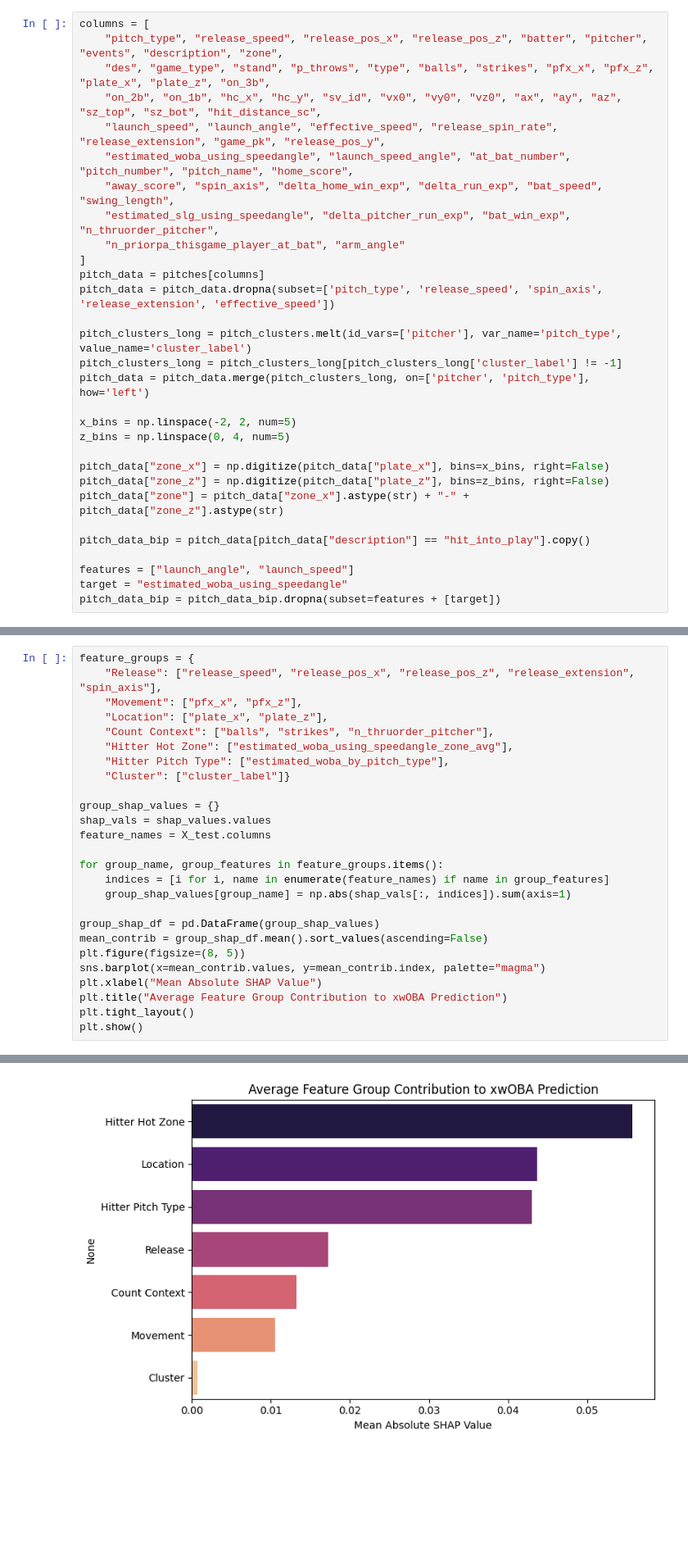
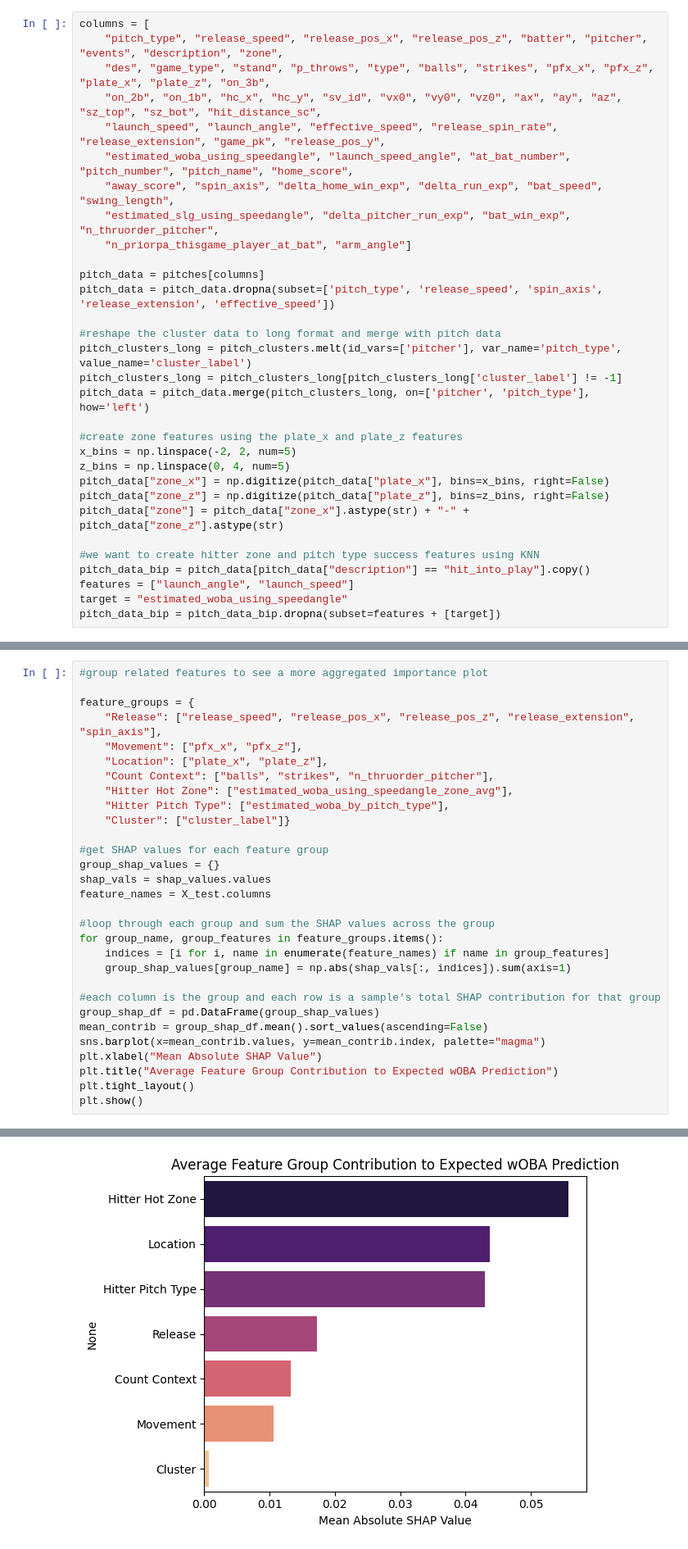
Before and after one commit to zybecker/DS-5500, a Jupyter notebook: XGBoost/Updated XGBoost.ipynb, the cells around one changed output, grey strips where cells are left out. Shown at 82% size. Saved outputs shown, nothing was run; the diff lists cells and outputs as text; blank space fills up the shorter version.

```diff
--- a/XGBoost/Updated XGBoost.ipynb
+++ b/XGBoost/Updated XGBoost.ipynb
@@ -31,24 +31,25 @@ columns = [
     "estimated_woba_using_speedangle", "launch_speed_angle", "at_bat_number", "pitch_number", "pitch_name", "home_score",
     "away_score", "spin_axis", "delta_home_win_exp", "delta_run_exp", "bat_speed", "swing_length",
     "estimated_slg_using_speedangle", "delta_pitcher_run_exp", "bat_win_exp", "n_thruorder_pitcher",
-    "n_priorpa_thisgame_player_at_bat", "arm_angle"
-]
+    "n_priorpa_thisgame_player_at_bat", "arm_angle"]
+
 pitch_data = pitches[columns]
 pitch_data = pitch_data.dropna(subset=['pitch_type', 'release_speed', 'spin_axis', 'release_extension', 'effective_speed'])
 
+#reshape the cluster data to long format and merge with pitch data
 pitch_clusters_long = pitch_clusters.melt(id_vars=['pitcher'], var_name='pitch_type', value_name='cluster_label')
 pitch_clusters_long = pitch_clusters_long[pitch_clusters_long['cluster_label'] != -1]
 pitch_data = pitch_data.merge(pitch_clusters_long, on=['pitcher', 'pitch_type'], how='left')
 
+#create zone features using the plate_x and plate_z features
 x_bins = np.linspace(-2, 2, num=5)
 z_bins = np.linspace(0, 4, num=5)
-
 pitch_data["zone_x"] = np.digitize(pitch_data["plate_x"], bins=x_bins, right=False)
 pitch_data["zone_z"] = np.digitize(pitch_data["plate_z"], bins=z_bins, right=False)
 pitch_data["zone"] = pitch_data["zone_x"].astype(str) + "-" + pitch_data["zone_z"].astype(str)
 
+#we want to create hitter zone and pitch type success features using KNN
 pitch_data_bip = pitch_data[pitch_data["description"] == "hit_into_play"].copy()
-
 features = ["launch_angle", "launch_speed"]
 target = "estimated_woba_using_speedangle"
 pitch_data_bip = pitch_data_bip.dropna(subset=features + [target])
@@ -249,34 +264,38 @@ shap.plots.waterfall(shap_values_single[0], max_display=10)
 30478       1        0   2.000   0.343061  1.656939
 [figure]
 # %%
+#group related features to see a more aggregated importance plot
+
 feature_groups = {
     "Release": ["release_speed", "release_pos_x", "release_pos_z", "release_extension", "spin_axis"],
     "Movement": ["pfx_x", "pfx_z"],
     "Location": ["plate_x", "plate_z"],
     "Count Context": ["balls", "strikes", "n_thruorder_pitcher"],
     "Hitter Hot Zone": ["estimated_woba_using_speedangle_zone_avg"],
     "Hitter Pitch Type": ["estimated_woba_by_pitch_type"],
     "Cluster": ["cluster_label"]}
 
+#get SHAP values for each feature group
 group_shap_values = {}
 shap_vals = shap_values.values
 feature_names = X_test.columns
 
+#loop through each group and sum the SHAP values across the group
 for group_name, group_features in feature_groups.items():
     indices = [i for i, name in enumerate(feature_names) if name in group_features]
     group_shap_values[group_name] = np.abs(shap_vals[:, indices]).sum(axis=1)
 
+#each column is the group and each row is a sample's total SHAP contribution for that group
 group_shap_df = pd.DataFrame(group_shap_values)
 mean_contrib = group_shap_df.mean().sort_values(ascending=False)
-plt.figure(figsize=(8, 5))
 sns.barplot(x=mean_contrib.values, y=mean_contrib.index, palette="magma")
 plt.xlabel("Mean Absolute SHAP Value")
-plt.title("Average Feature Group Contribution to xwOBA Prediction")
+plt.title("Average Feature Group Contribution to Expected wOBA Prediction")
 plt.tight_layout()
 plt.show()
 # %% [output]
 Passing `palette` without assigning `hue` is deprecated and will be removed in v0.14.0. Assign the `y` variable to `hue` and set `legend=False` for the same effect.
 
   sns.barplot(x=mean_contrib.values, y=mean_contrib.index, palette="magma")
-[figure, old version]
+[figure, new version]
 # %%
```
Also changed, not shown: parts of 9 cells of this notebook.
